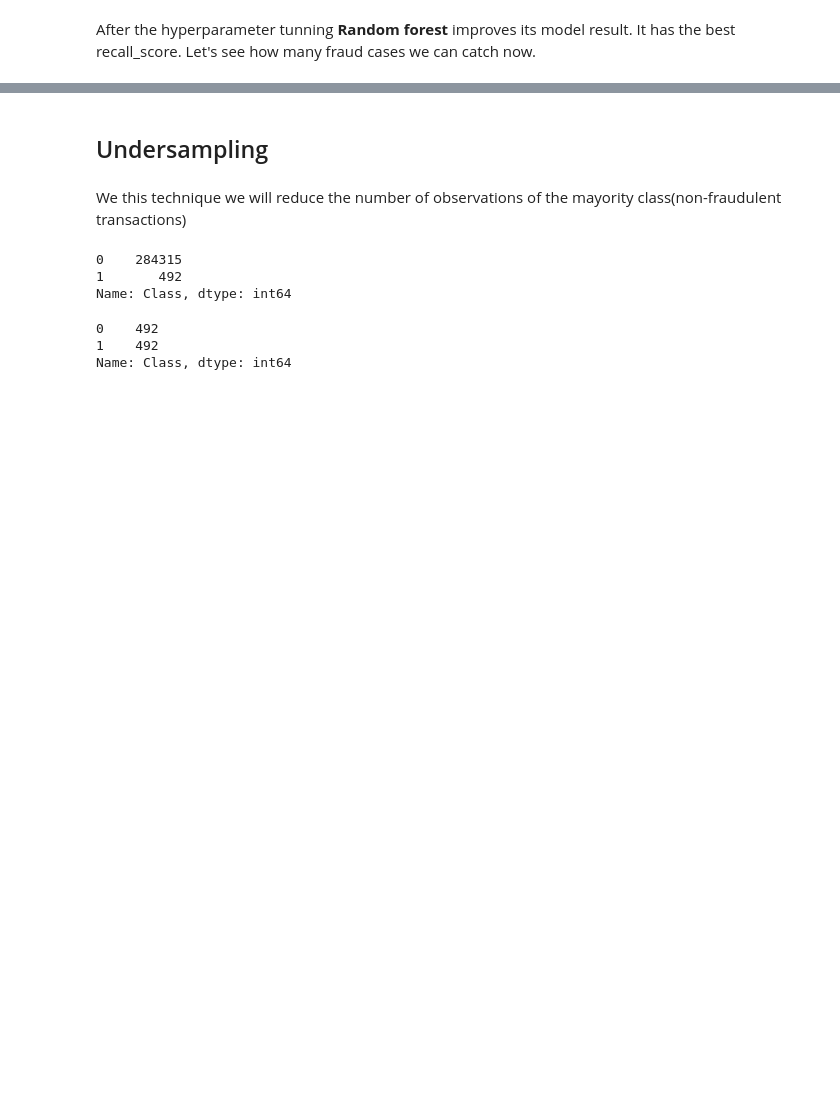
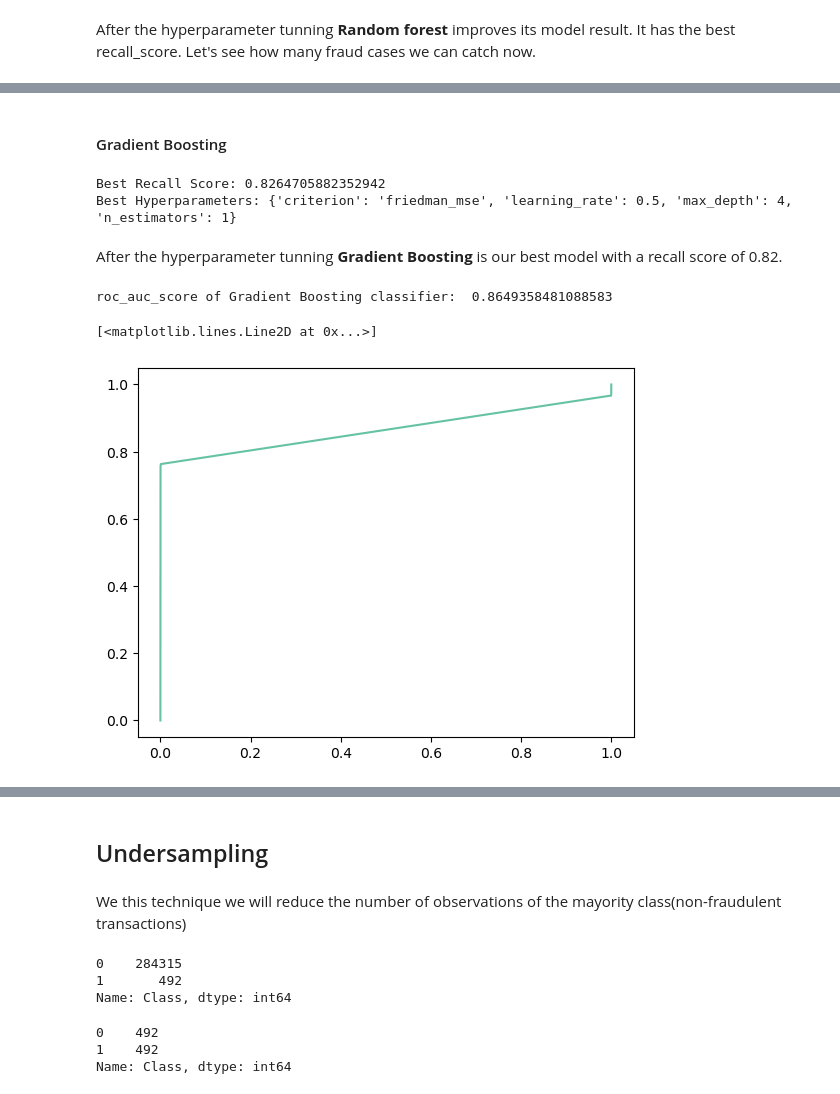
Before and after one commit to msantanarod/Fraud-Prevention-Analytics, a Jupyter notebook: Credit Card Fraud Detection.ipynb, the cells around one changed output, grey strips where cells are left out. Saved outputs shown, nothing was run; the diff lists cells and outputs as text; code cells hidden in the pictures; blank space fills up the shorter version.

```diff
--- a/Credit Card Fraud Detection.ipynb
+++ b/Credit Card Fraud Detection.ipynb
@@ -353,13 +350,14 @@ models = {
     "Logisitic Regression": LogisticRegression(),
     "Decision Tree": DecisionTreeClassifier(),
     "Random Forest Classifier": RandomForestClassifier(),
-    "Adaboost Classifier" :AdaBoostClassifier()
+    "Adaboost Classifier" :AdaBoostClassifier(),
+    "Gradient Boosting" :GradientBoostingClassifier()
 
 
 }
 
 
-# Cross validation score for different classifiers
+# Cross validation score for different classifiers using "recall" as scoring:
 
 for key, model in models.items():
     model.fit(X_train,y_train)
@@ -509,0 +508,35 @@ Random Forest Confusion matrix for the test set before hyperparameter tunning
+# %% [markdown]
+#### Gradient Boosting
+# %%
+gb_hyperparameters = {"n_estimators":[1,30,60,100],
+                      "max_depth":[2,4,8,10],
+                      "learning_rate":[0.01,0.1,0.2,0.5],
+                     "criterion":["friedman_mse", "squared_error","mse"]}
+
+
+search = GridSearchCV(GradientBoostingClassifier(), gb_hyperparameters, scoring='recall', n_jobs=-1, cv=5)
+result_gb=search.fit(X_train, y_train)
+
+y_pre_gb=result_gb.predict(X_test)
+y_pred_probs_gb = result_gb.predict_proba(X_test)[:,1]
+# %%
+print('Best Recall Score: %s' % result_gb.best_score_)
+print('Best Hyperparameters: %s' % result_gb.best_params_)
+# %% [output]
+Best Recall Score: 0.8264705882352942
+Best Hyperparameters: {'criterion': 'friedman_mse', 'learning_rate': 0.5, 'max_depth': 4, 'n_estimators': 1}
+# %% [markdown]
+After the hyperparameter tunning **Gradient Boosting** is our best model with a recall score of 0.82.
+# %%
+print("roc_auc_score of Gradient Boosting classifier: ",roc_auc_score(y_test,y_pred_probs_gb ))
+# %% [output]
+roc_auc_score of Gradient Boosting classifier:  0.8649358481088583
+# %%
+
+#gradient boosting
+fpr, tpr, _ = metrics.roc_curve(y_test, y_pred_probs_gb )
+auc = round(roc_auc_score(y_test, y_pred_probs_gb), 4)
+plt.plot(fpr,tpr,label="Gradient Boosting, AUC="+str(auc))
+# %% [output]
+[<matplotlib.lines.Line2D at 0x...>]
+[figure, added]
```
Also changed, not shown: parts of 45 cells of this notebook, 2 other files.
